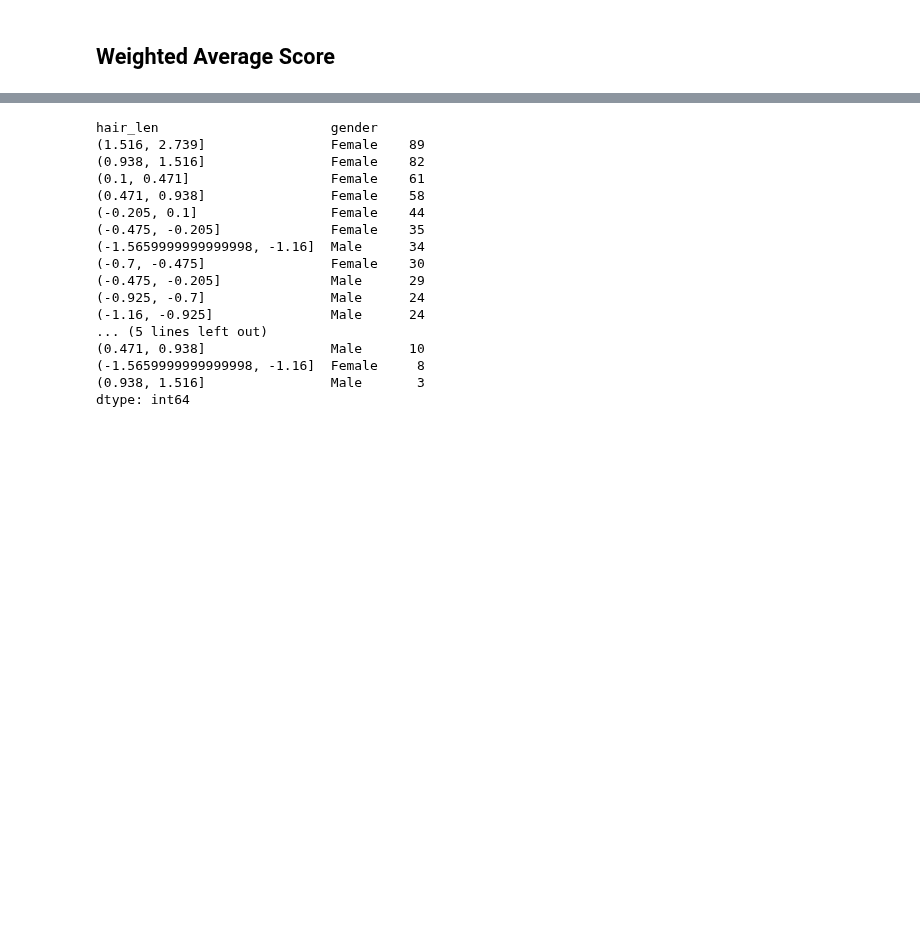
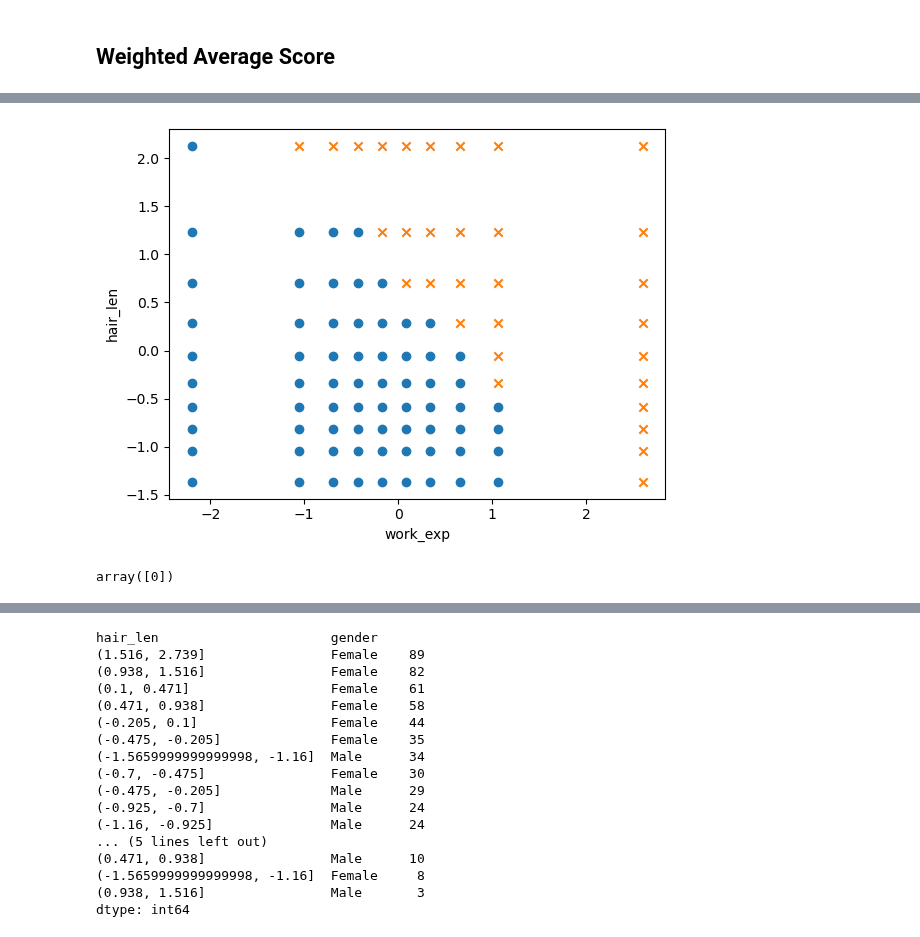
Before and after one commit to AutoFairAthenaRC/FACTS, a Jupyter notebook: gfacts/LiptonDataset/LiptonDataset.ipynb, the cells around one changed output, grey strips where cells are left out. Cells and saved outputs as stored; diff of their text form; code cells hidden in the pictures; blank space fills up the shorter version.

```diff
--- a/gfacts/LiptonDataset/LiptonDataset.ipynb
+++ b/gfacts/LiptonDataset/LiptonDataset.ipynb
@@ -308,6 +296,18 @@ If work_exp = (-3.1189999999999998, -1.276]:
+# %%
+x, y = zip(*affected_profiles_male)
+plt.scatter(list(map(lambda i: i.mid, x)), list(map(lambda i: i.mid, y)), marker="o")
+x, y = zip(*unaffected_profiles_male)
+plt.scatter(list(map(lambda i: i.mid, x)), list(map(lambda i: i.mid, y)), marker="x")
+plt.xlabel("work_exp")
+plt.ylabel("hair_len")
+plt.show()
+# %% [output]
+[figure, added]
 # %%
-shouldgive1 = pd.DataFrame({"hair_len": pd.Interval(1.516, 2.739), "work_exp": pd.Interval(-1.276, -0.844),
-modelFliptest.predict(
+shouldgive1 = pd.DataFrame({"hair_len": [pd.Interval(1.516, 2.739)], "work_exp": [pd.Interval(-1.276, -0.844)], "gender": ["Female"]})
+modelFliptest.predict(shouldgive1)
+# %% [output]
+array([0])
 # %%
 if1 = gfacts.Predicate.from_dict({"hair_len": pd.Interval(-0.475, -0.205), "work_exp": pd.Interval(-0.844, -0.537)})
 
```
Also changed, not shown: parts of 11 cells of this notebook, 1 other file.
